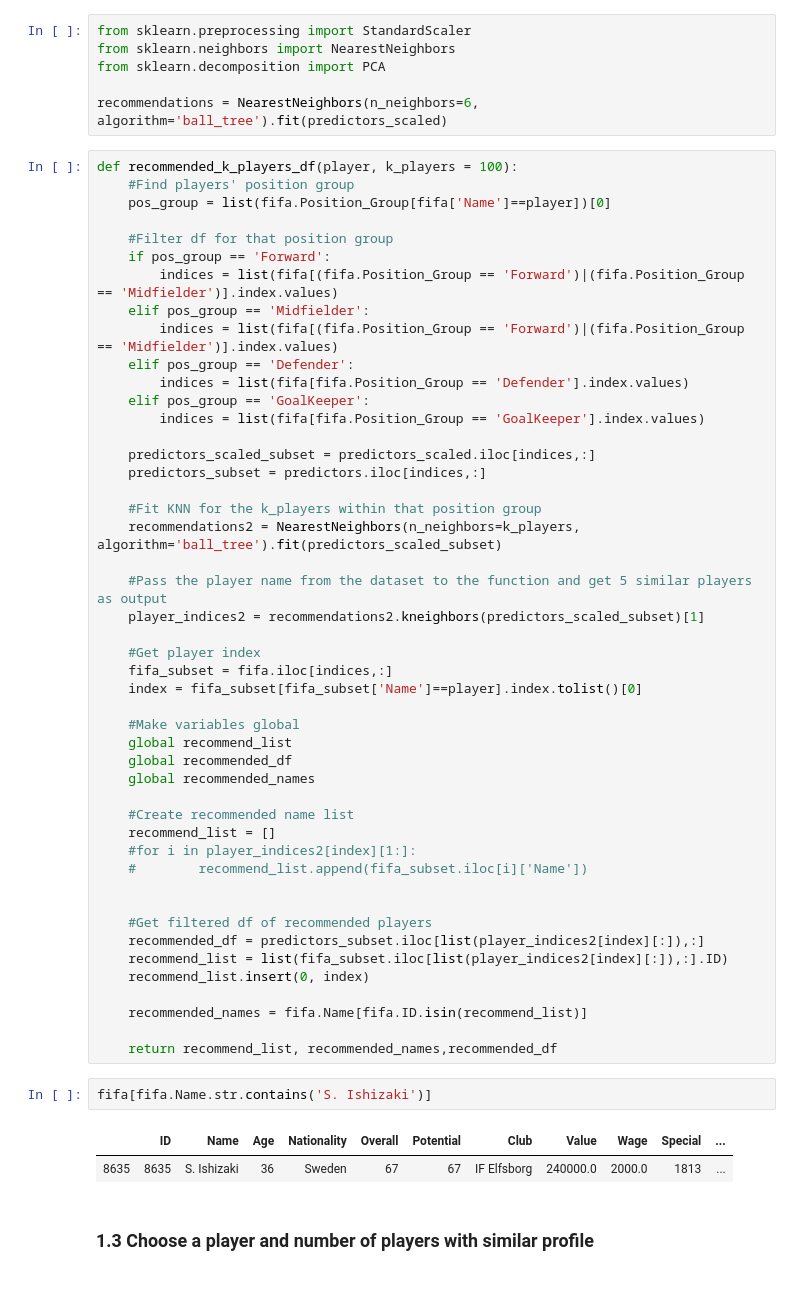
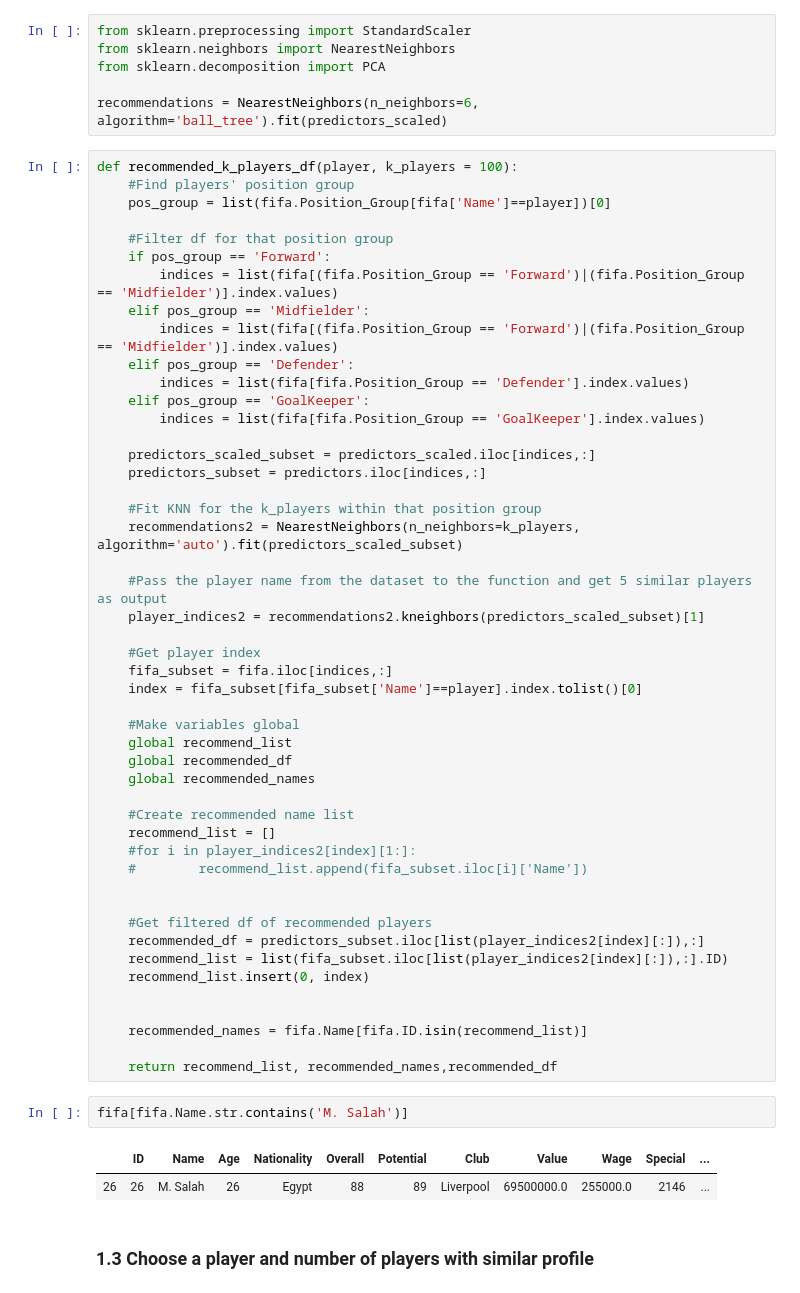
Before and after one commit to nazihkalo/FIFA19-Scouting-Analysis, a Jupyter notebook: 150-Anomoly_Detection.ipynb, the cells around one changed output. Cells and saved outputs as stored; diff of their text form.

Commit message:
M. Salah

```diff
--- a/150-Anomoly_Detection.ipynb
+++ b/150-Anomoly_Detection.ipynb
@@ -142,7 +144,7 @@ def recommended_k_players_df(player, k_players = 100):
     predictors_subset = predictors.iloc[indices,:]
 
     #Fit KNN for the k_players within that position group
-    recommendations2 = NearestNeighbors(n_neighbors=k_players, algorithm='ball_tree').fit(predictors_scaled_subset)
+    recommendations2 = NearestNeighbors(n_neighbors=k_players, algorithm='auto').fit(predictors_scaled_subset)
 
     #Pass the player name from the dataset to the function and get 5 similar players as output
     player_indices2 = recommendations2.kneighbors(predictors_scaled_subset)[1]
@@ -167,14 +169,15 @@ def recommended_k_players_df(player, k_players = 100):
     recommend_list = list(fifa_subset.iloc[list(player_indices2[index][:]),:].ID)
     recommend_list.insert(0, index)
 
+
     recommended_names = fifa.Name[fifa.ID.isin(recommend_list)]
 
     return recommend_list, recommended_names,recommended_df
 # %%
-fifa[fifa.Name.str.contains('S. Ishizaki')]
+fifa[fifa.Name.str.contains('M. Salah')]
 # %% [output]
 |  | ID | Name | Age | Nationality | Overall | Potential | Club | Value | Wage | Special | ... |
-| 8635 | 8635 | S. Ishizaki | 36 | Sweden | 67 | 67 | IF Elfsborg | 240000.0 | 2000.0 | 1813 | ... |
+| 26 | 26 | M. Salah | 26 | Egypt | 88 | 89 | Liverpool | 69500000.0 | 255000.0 | 2146 | ... |
 # %% [markdown]
 ### 1.3 Choose a player and number of players with similar profile
 # %%
```
Also changed, not shown: parts of 46 cells of this notebook, 1 other file.
